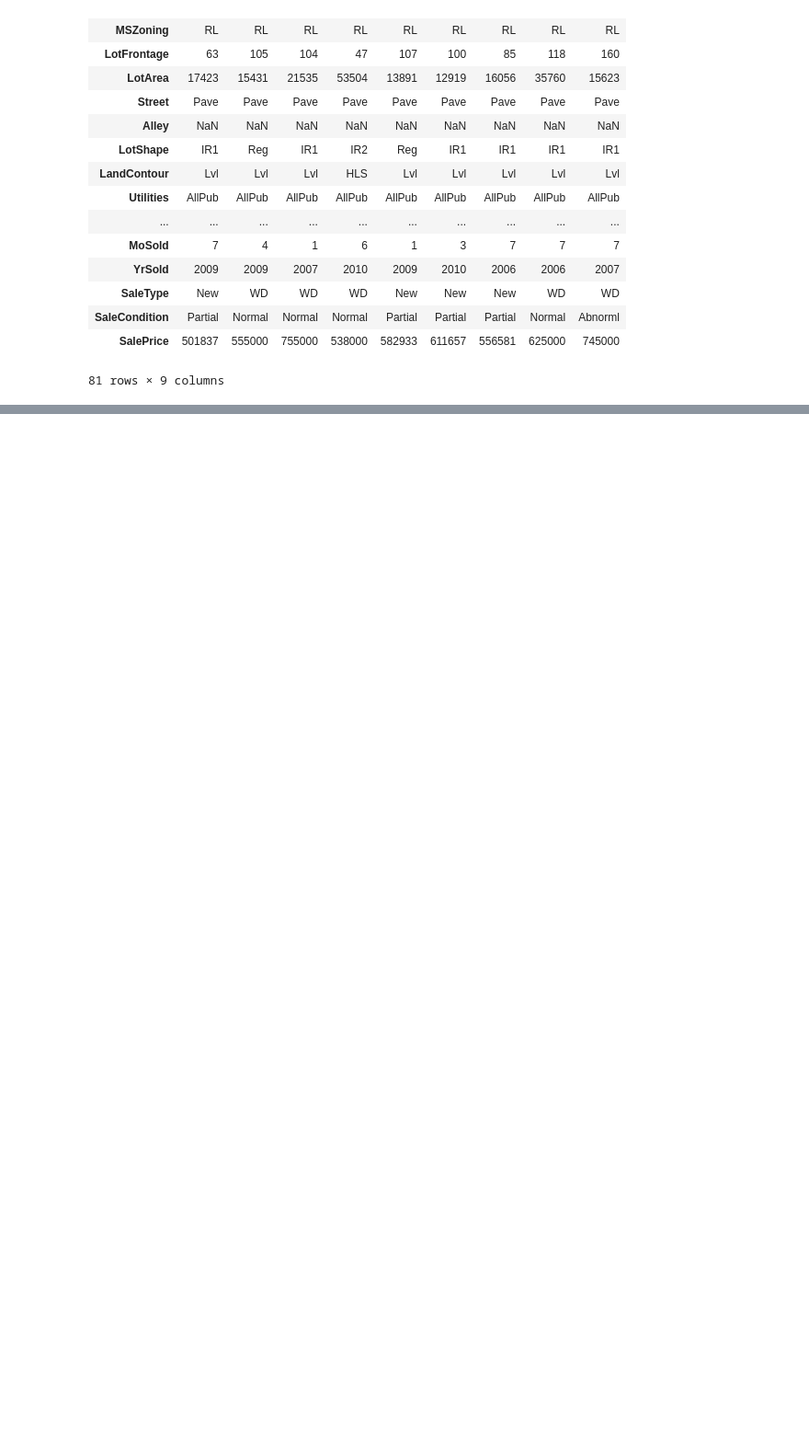
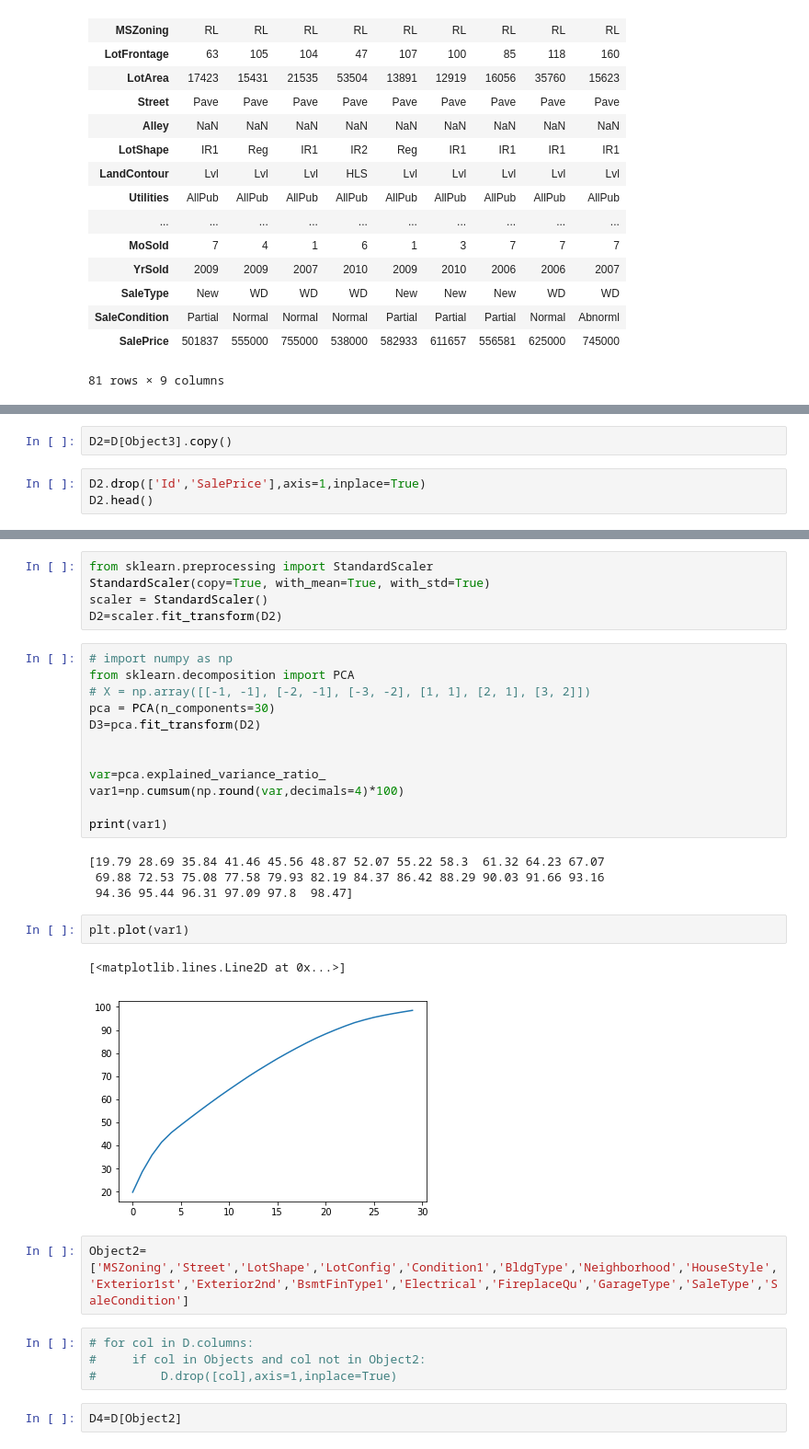
Before and after one commit to naireeni/kaggle, a Jupyter notebook: Housing Prices/Housing Prices.ipynb, the cells around one changed output, grey strips where cells are left out. Shown at 92% size. Cells and saved outputs as stored; diff of their text form; blank space fills up the shorter version.

```diff
--- a/Housing Prices/Housing Prices.ipynb
+++ b/Housing Prices/Housing Prices.ipynb
@@ -168,0 +119,5 @@ D2.T
+# %%
+D2=D[Object3].copy()
+# %%
+D2.drop(['Id','SalePrice'],axis=1,inplace=True)
+D2.head()
@@ -168,0 +132,34 @@ D2.T
+# %%
+from sklearn.preprocessing import StandardScaler
+StandardScaler(copy=True, with_mean=True, with_std=True)
+scaler = StandardScaler()
+D2=scaler.fit_transform(D2)
+# %%
+# import numpy as np
+from sklearn.decomposition import PCA
+# X = np.array([[-1, -1], [-2, -1], [-3, -2], [1, 1], [2, 1], [3, 2]])
+pca = PCA(n_components=30)
+D3=pca.fit_transform(D2)
+
+
+var=pca.explained_variance_ratio_
+var1=np.cumsum(np.round(var,decimals=4)*100)
+
+print(var1)
+# %% [output]
+[19.79 28.69 35.84 41.46 45.56 48.87 52.07 55.22 58.3  61.32 64.23 67.07
+ 69.88 72.53 75.08 77.58 79.93 82.19 84.37 86.42 88.29 90.03 91.66 93.16
+ 94.36 95.44 96.31 97.09 97.8  98.47]
+# %%
+plt.plot(var1)
+# %% [output]
+[<matplotlib.lines.Line2D at 0x...>]
+[figure, added]
+# %%
+Object2=['MSZoning','Street','LotShape','LotConfig','Condition1','BldgType','Neighborhood','HouseStyle','Exterior1st','Exterior2nd','BsmtFinType1','Electrical','FireplaceQu','GarageType','SaleType','SaleCondition']
+# %%
+# for col in D.columns:
+#     if col in Objects and col not in Object2:
+#         D.drop([col],axis=1,inplace=True)
+# %%
+D4=D[Object2]
```
Also changed, not shown: parts of 42 cells of this notebook.
